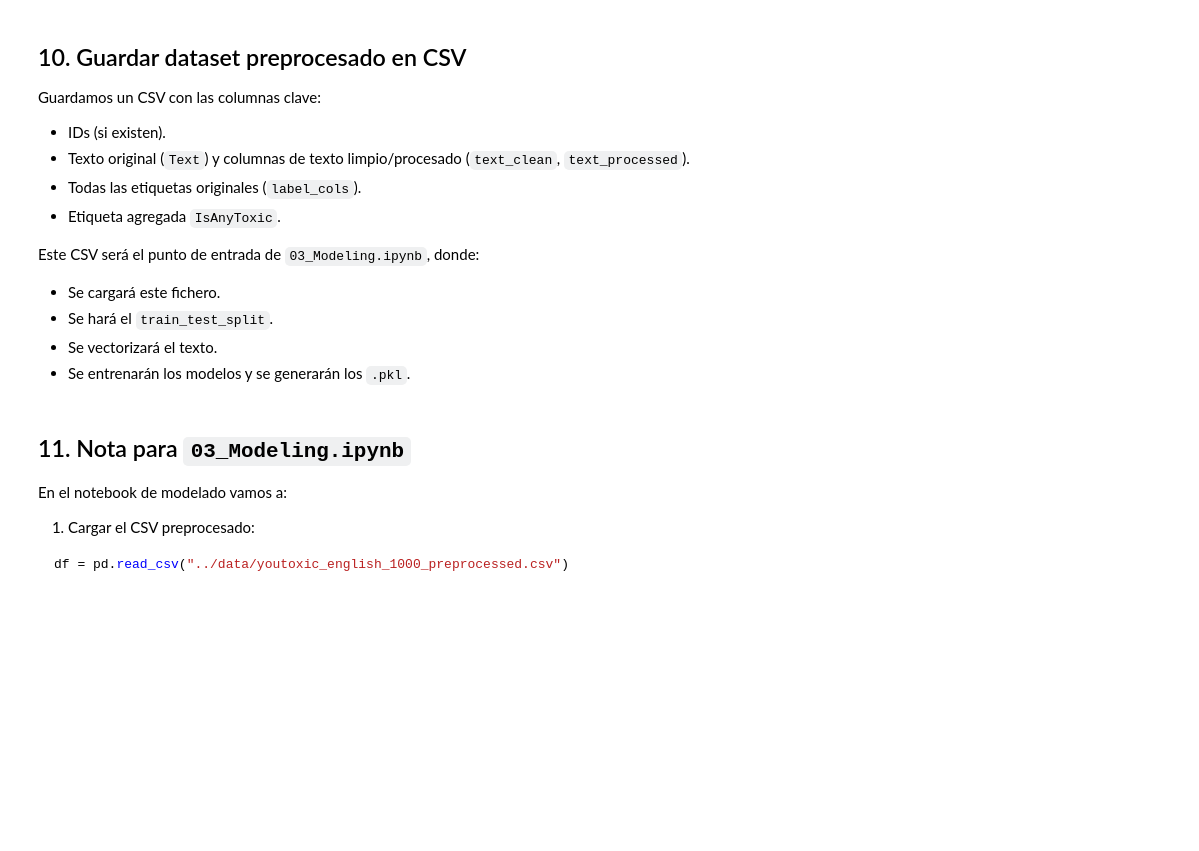
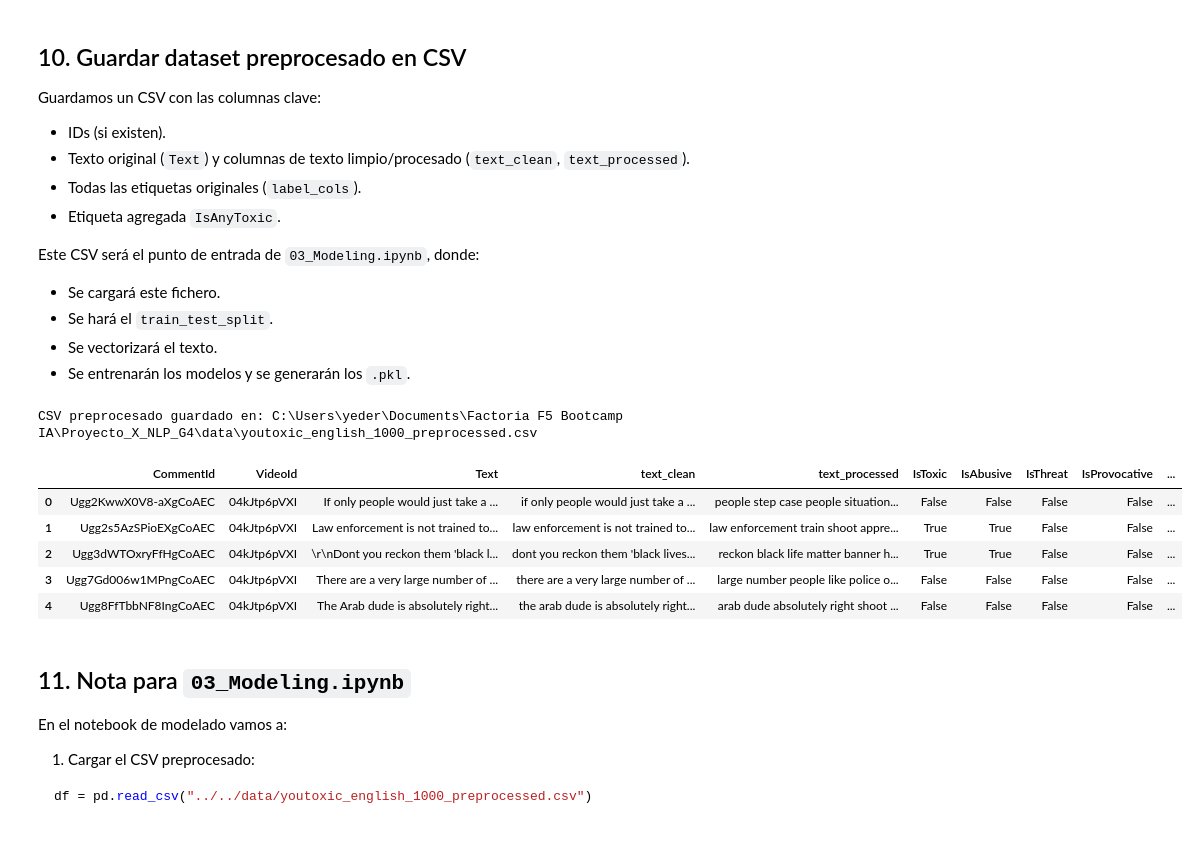
Before and after one commit to Bootcamp-IA-P5/Proyecto_X_NLP_G4, a Jupyter notebook: backend/notebooks/02_Preprocessing.ipynb, the cells around one changed output. Drawn from its saved outputs; the diff is of its cells as text; code cells hidden in the pictures; blank space fills up the shorter version.

````diff
--- a/backend/notebooks/02_Preprocessing.ipynb
+++ b/backend/notebooks/02_Preprocessing.ipynb
@@ -338,23 +338,31 @@ Este CSV será el punto de entrada de `03_Modeling.ipynb`, donde:
 - Se vectorizará el texto.
 - Se entrenarán los modelos y se generarán los `.pkl`.
 # %%
-PROCESSED_DIR = Path("../data")
+PROCESSED_DIR = Path("../../data")
 PROCESSED_DIR.mkdir(parents=True, exist_ok=True)
 
 processed_cols = (
     id_cols
     + [text_col, "text_clean", "text_processed"]
     + label_cols
     + ["IsAnyToxic"]
 )
 
 df_processed = df[processed_cols].copy()
 
 OUTPUT_PATH = PROCESSED_DIR / "youtoxic_english_1000_preprocessed.csv"
 df_processed.to_csv(OUTPUT_PATH, index=False)
 
 print("CSV preprocesado guardado en:", OUTPUT_PATH.resolve())
 df_processed.head()
+# %% [output]
+CSV preprocesado guardado en: C:\Users\yeder\Documents\Factoria F5 Bootcamp IA\Proyecto_X_NLP_G4\data\youtoxic_english_1000_preprocessed.csv
+|  | CommentId | VideoId | Text | text_clean | text_processed | IsToxic | IsAbusive | IsThreat | IsProvocative | ... |
+| 0 | Ugg2KwwX0V8-aXgCoAEC | 04kJtp6pVXI | If only people would just take a ... | if only people would just take a ... | people step case people situation... | False | False | False | False | ... |
+| 1 | Ugg2s5AzSPioEXgCoAEC | 04kJtp6pVXI | Law enforcement is not trained to... | law enforcement is not trained to... | law enforcement train shoot appre... | True | True | False | False | ... |
+| 2 | Ugg3dWTOxryFfHgCoAEC | 04kJtp6pVXI | \r\nDont you reckon them 'black l... | dont you reckon them 'black lives... | reckon black life matter banner h... | True | True | False | False | ... |
+| 3 | Ugg7Gd006w1MPngCoAEC | 04kJtp6pVXI | There are a very large number of ... | there are a very large number of ... | large number people like police o... | False | False | False | False | ... |
+| 4 | Ugg8FfTbbNF8IngCoAEC | 04kJtp6pVXI | The Arab dude is absolutely right... | the arab dude is absolutely right... | arab dude absolutely right shoot ... | False | False | False | False | ... |
 # %% [markdown]
 ## 11. Nota para `03_Modeling.ipynb`
 
@@ -363,4 +371,4 @@ En el notebook de modelado vamos a:
 1. Cargar el CSV preprocesado:
 
 ```python
-df = pd.read_csv("../data/youtoxic_english_1000_preprocessed.csv")
+df = pd.read_csv("../../data/youtoxic_english_1000_preprocessed.csv")
````
Also changed, not shown: 1 other file.
